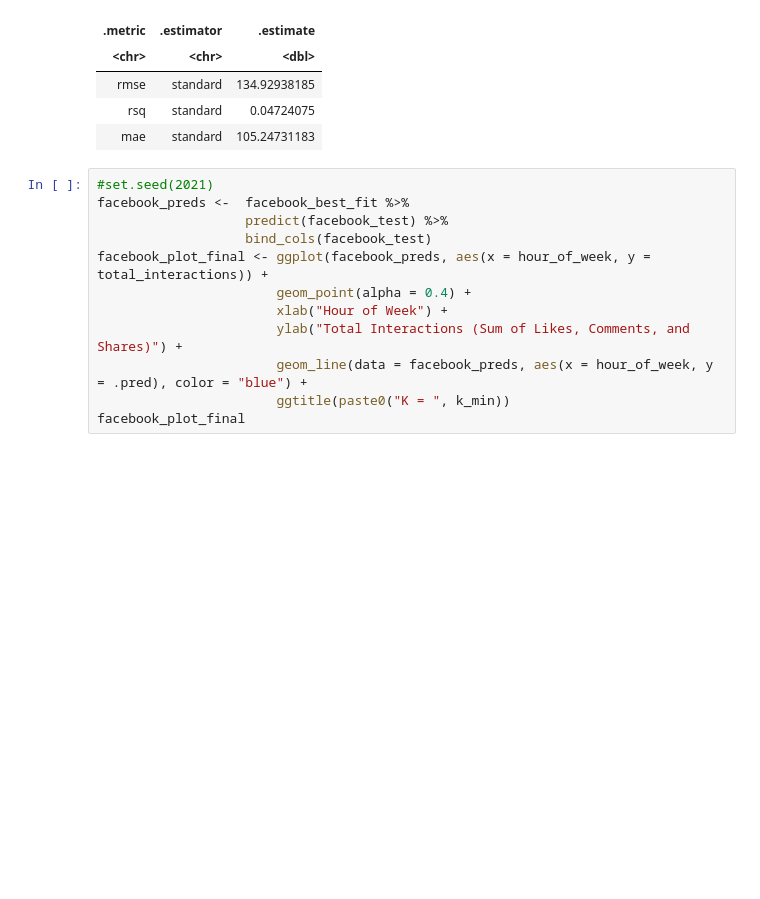
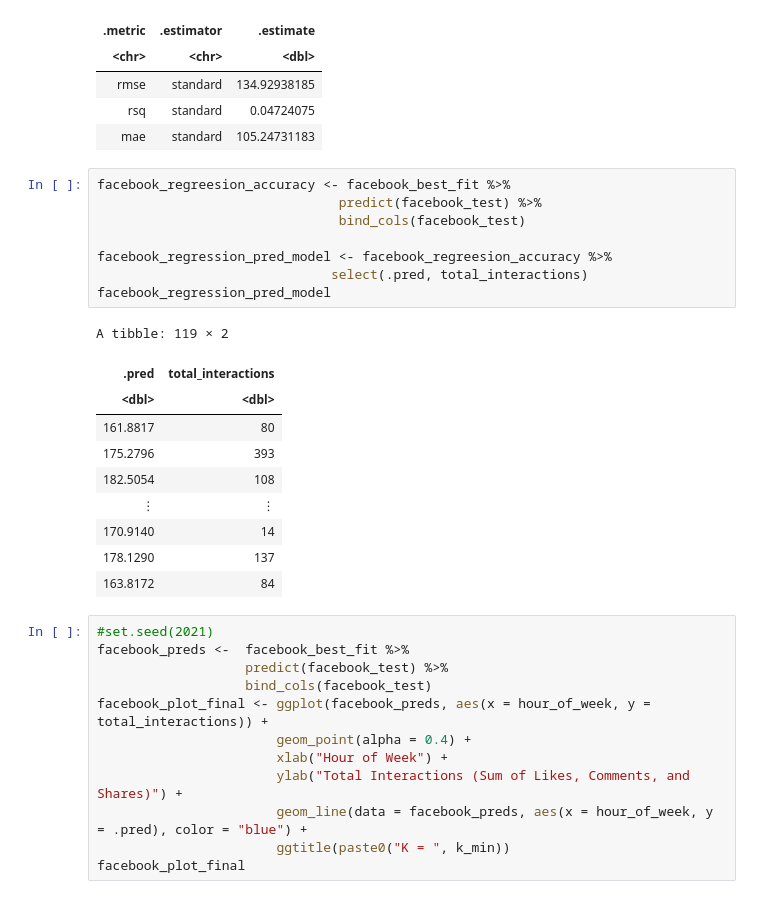
Before and after one commit to amellios/data_science_woohoo, a Jupyter notebook: Final Project Analysis.ipynb, the cells around one changed output. Cells and saved outputs as stored; diff of their text form; blank space fills up the shorter version.

Commit message:
KNN Regression Accuracy table

```diff
--- a/Final Project Analysis.ipynb
+++ b/Final Project Analysis.ipynb
@@ -254,6 +254,25 @@ A tibble: 3 × 3
 | rmse | standard | 134.92938185 |
 | rsq | standard | 0.04724075 |
 | mae | standard | 105.24731183 |
+# %%
+facebook_regreesion_accuracy <- facebook_best_fit %>%
+                               predict(facebook_test) %>%
+                               bind_cols(facebook_test)
+
+facebook_regression_pred_model <- facebook_regreesion_accuracy %>%
+                              select(.pred, total_interactions)
+facebook_regression_pred_model
+# %% [output]
+A tibble: 119 × 2
+| .pred | total_interactions |
+| <dbl> | <dbl> |
+| 161.8817 | 80 |
+| 175.2796 | 393 |
+| 182.5054 | 108 |
+| ⋮ | ⋮ |
+| 170.9140 | 14 |
+| 178.1290 | 137 |
+| 163.8172 | 84 |
 # %%
 #set.seed(2021)
 facebook_preds <-  facebook_best_fit %>%
```
